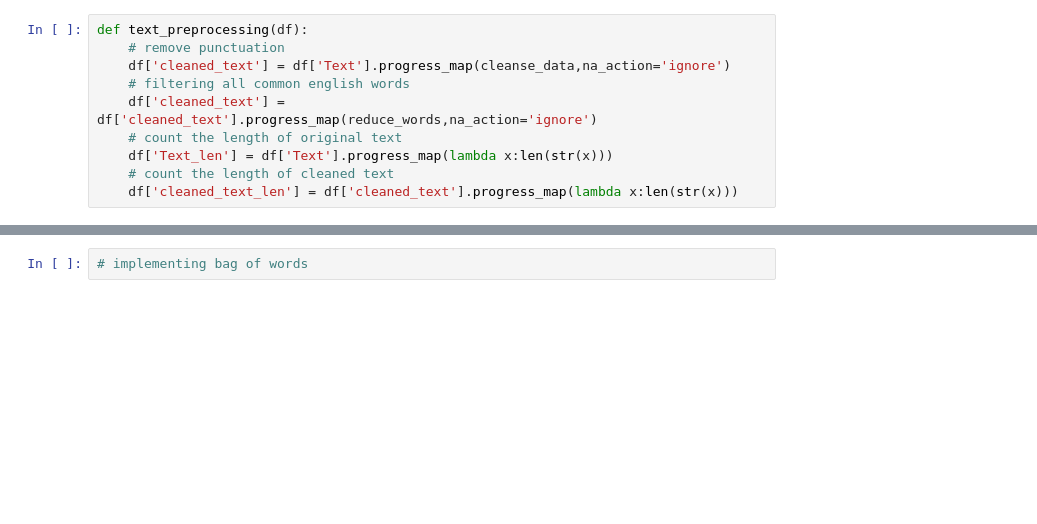
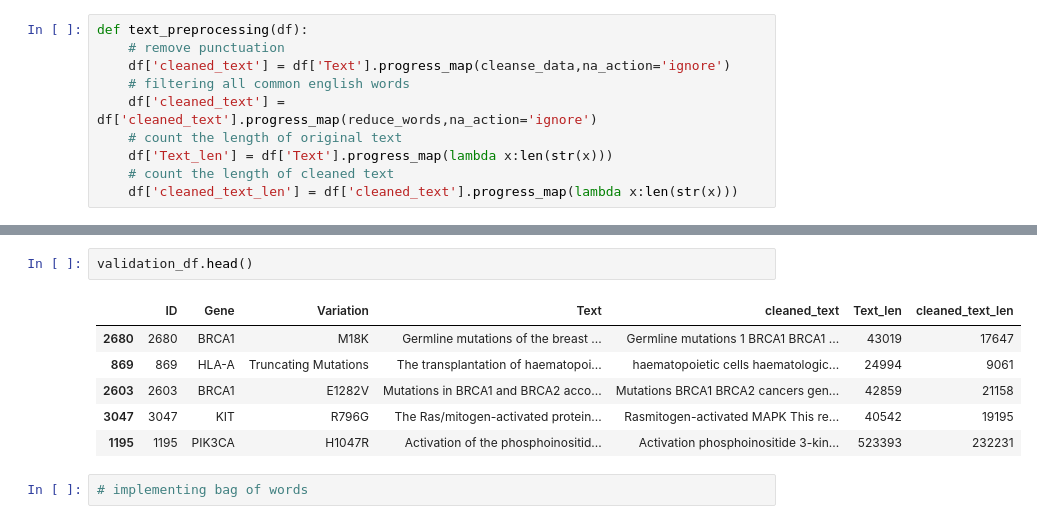
Before and after one commit to me-nobody/jovian-ml-project, a Jupyter notebook: jovian-ml-project-030122.ipynb, the cells around one changed output, grey strips where cells are left out. Drawn from its saved outputs; the diff is of its cells as text; blank space fills up the shorter version.

```diff
--- a/jovian-ml-project-030122.ipynb
+++ b/jovian-ml-project-030122.ipynb
@@ -844,3 +848,12 @@ def text_preprocessing(df):
+# %%
+validation_df.head()
+# %% [output]
+|  | ID | Gene | Variation | Text | cleaned_text | Text_len | cleaned_text_len |
+| 2680 | 2680 | BRCA1 | M18K | Germline mutations of the breast ... | Germline mutations 1 BRCA1 BRCA1 ... | 43019 | 17647 |
+| 869 | 869 | HLA-A | Truncating Mutations | The transplantation of haematopoi... | haematopoietic cells haematologic... | 24994 | 9061 |
+| 2603 | 2603 | BRCA1 | E1282V | Mutations in BRCA1 and BRCA2 acco... | Mutations BRCA1 BRCA2 cancers gen... | 42859 | 21158 |
+| 3047 | 3047 | KIT | R796G | The Ras/mitogen-activated protein... | Rasmitogen-activated MAPK This re... | 40542 | 19195 |
+| 1195 | 1195 | PIK3CA | H1047R | Activation of the phosphoinositid... | Activation phosphoinositide 3-kin... | 523393 | 232231 |
 # %%
 # implementing bag of words
 # %%
```
Also changed, not shown: parts of 6 cells of this notebook.
